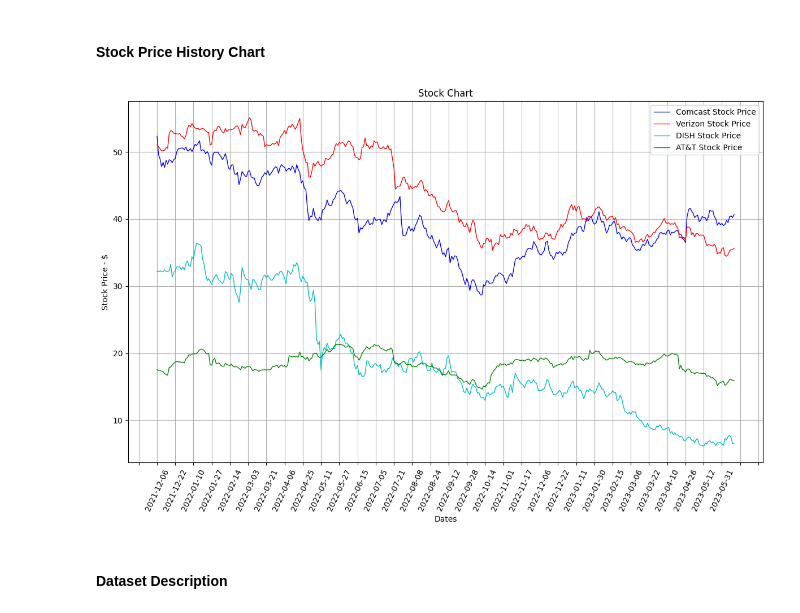
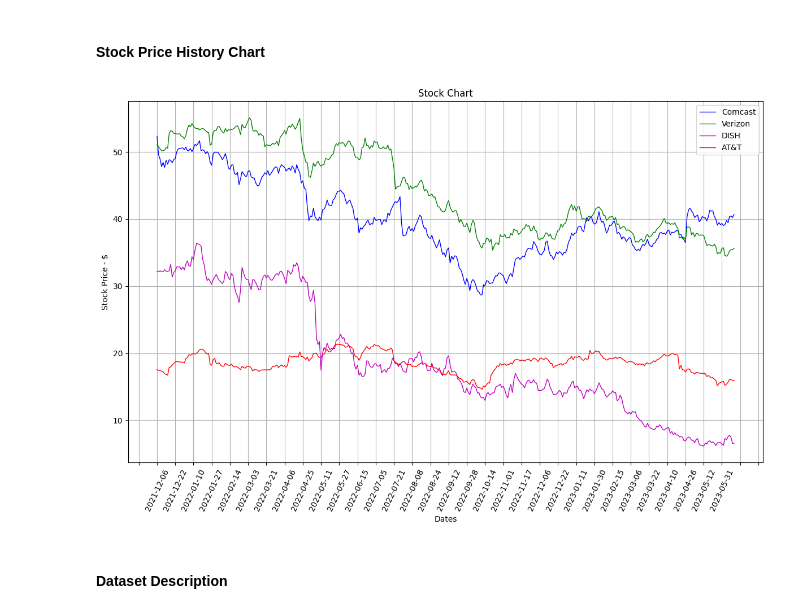
Before and after one commit to geoffpatton/stock-prediction, a Jupyter notebook: project_impl.ipynb, the cells around one changed output. Saved outputs shown, nothing was run; the diff lists cells and outputs as text; code cells hidden in the pictures.

```diff
--- a/project_impl.ipynb
+++ b/project_impl.ipynb
@@ -94,32 +94,32 @@ ticker_symbol = 'CMCSA'
 # %%
 
 all_stock_df = pd.read_csv('./data/candlestick_data.csv', header = 0).sort_values(by=['unix_time'])
 
 company_stock_data_df = all_stock_df[all_stock_df['symbol'] == ticker_symbol]
 att_stock_data_df = all_stock_df[all_stock_df['symbol'] == 'T']
 dish_stock_data_df = all_stock_df[all_stock_df['symbol'] == 'DISH']
 vz_stock_data_df = all_stock_df[all_stock_df['symbol'] == 'VZ']
 
 plt.figure(figsize=(12,8))
 ax = plt.axes()
 ax.grid()
 ax.set(xlabel='Dates', ylabel='Stock Price - $', title='Stock Chart')
 
-ax.plot(company_stock_data_df['date'], company_stock_data_df['close'], c='b', label='Comcast Stock Price', linewidth=1)
-ax.plot(vz_stock_data_df['date'], vz_stock_data_df['close'], c='r', label='Verizon Stock Price', linewidth=1)
-ax.plot(dish_stock_data_df['date'], dish_stock_data_df['close'], c='c', label='DISH Stock Price', linewidth=1)
-ax.plot(att_stock_data_df['date'], att_stock_data_df['close'], c='g', label='AT&T Stock Price', linewidth=1)
+ax.plot(company_stock_data_df['date'], company_stock_data_df['close'], c='b', label='Comcast', linewidth=1)
+ax.plot(vz_stock_data_df['date'], vz_stock_data_df['close'], c='g', label='Verizon', linewidth=1)
+ax.plot(dish_stock_data_df['date'], dish_stock_data_df['close'], c='m', label='DISH', linewidth=1)
+ax.plot(att_stock_data_df['date'], att_stock_data_df['close'], c='r', label='AT&T', linewidth=1)
 
 ax.xaxis.set_major_locator(mticker. MultipleLocator(12))
 
 for tick in ax.get_xticklabels():
     tick.set_rotation(65)
 
 plt.tight_layout()
 plt.legend()
 plt.show()
 # %% [output]
-[figure, old version]
+[figure, new version]
 # %% [markdown]
 #### Dataset Description
 # %%
```
Also changed, not shown: parts of 6 cells of this notebook.
